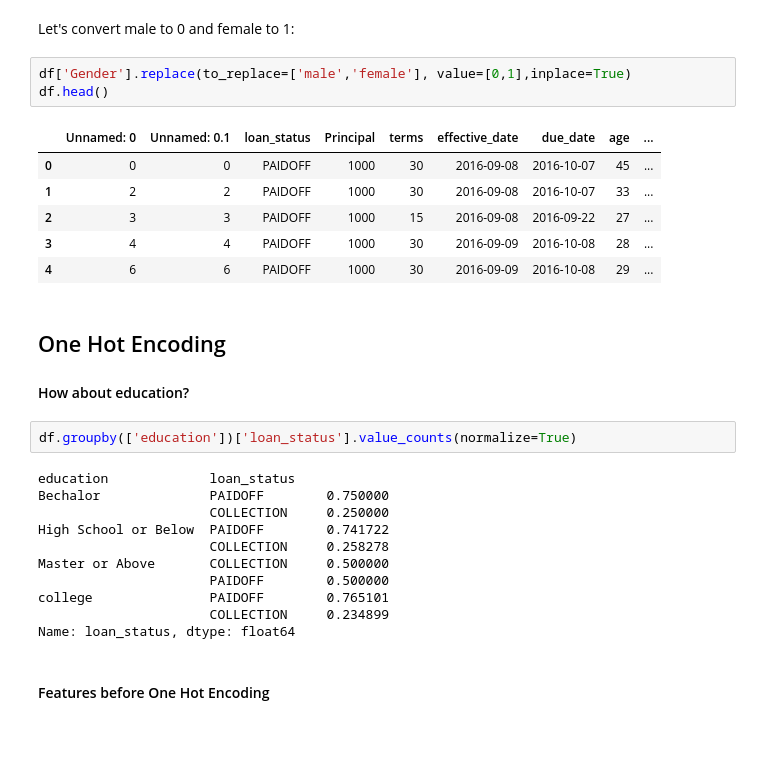
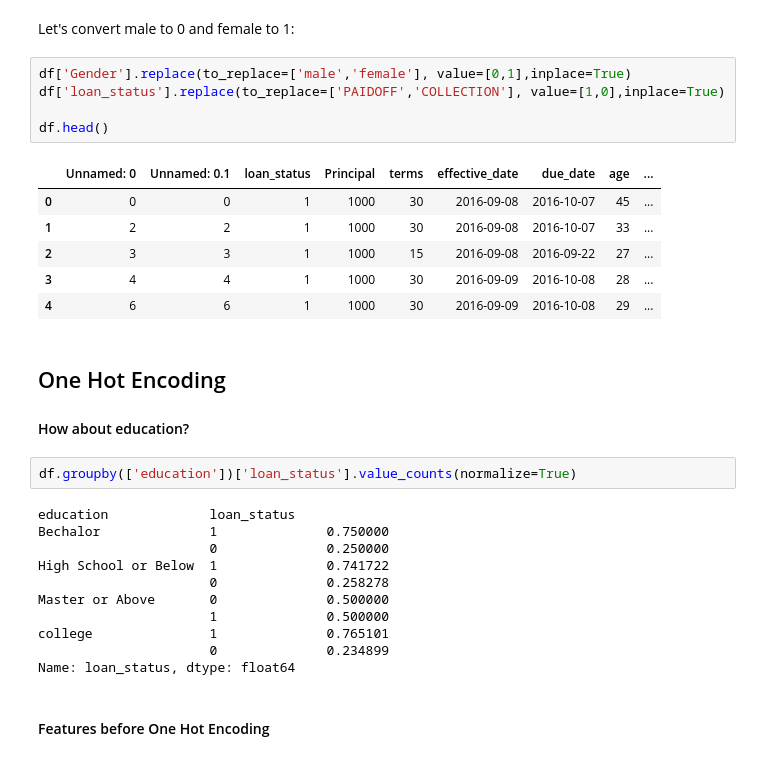
Before and after one commit to RaminStrider/IBM, a Jupyter notebook: ML0101EN-Proj-Loan-py-v1.ipynb, the cells around one changed output. Cells and saved outputs as stored; diff of their text form.

```diff
--- a/ML0101EN-Proj-Loan-py-v1.ipynb
+++ b/ML0101EN-Proj-Loan-py-v1.ipynb
@@ -183,14 +185,16 @@ Name: loan_status, dtype: float64
 Let's convert male to 0 and female to 1:
 # %%
 df['Gender'].replace(to_replace=['male','female'], value=[0,1],inplace=True)
+df['loan_status'].replace(to_replace=['PAIDOFF','COLLECTION'], value=[1,0],inplace=True)
+
 df.head()
 # %% [output]
 |  | Unnamed: 0 | Unnamed: 0.1 | loan_status | Principal | terms | effective_date | due_date | age | ... |
-| 0 | 0 | 0 | PAIDOFF | 1000 | 30 | 2016-09-08 | 2016-10-07 | 45 | ... |
-| 1 | 2 | 2 | PAIDOFF | 1000 | 30 | 2016-09-08 | 2016-10-07 | 33 | ... |
-| 2 | 3 | 3 | PAIDOFF | 1000 | 15 | 2016-09-08 | 2016-09-22 | 27 | ... |
-| 3 | 4 | 4 | PAIDOFF | 1000 | 30 | 2016-09-09 | 2016-10-08 | 28 | ... |
-| 4 | 6 | 6 | PAIDOFF | 1000 | 30 | 2016-09-09 | 2016-10-08 | 29 | ... |
+| 0 | 0 | 0 | 1 | 1000 | 30 | 2016-09-08 | 2016-10-07 | 45 | ... |
+| 1 | 2 | 2 | 1 | 1000 | 30 | 2016-09-08 | 2016-10-07 | 33 | ... |
+| 2 | 3 | 3 | 1 | 1000 | 15 | 2016-09-08 | 2016-09-22 | 27 | ... |
+| 3 | 4 | 4 | 1 | 1000 | 30 | 2016-09-09 | 2016-10-08 | 28 | ... |
+| 4 | 6 | 6 | 1 | 1000 | 30 | 2016-09-09 | 2016-10-08 | 29 | ... |
 # %% [markdown]
 ## One Hot Encoding
 
@@ -199,14 +203,14 @@ df.head()
 df.groupby(['education'])['loan_status'].value_counts(normalize=True)
 # %% [output]
 education             loan_status
-Bechalor              PAIDOFF        0.750000
-                      COLLECTION     0.250000
-High School or Below  PAIDOFF        0.741722
-                      COLLECTION     0.258278
-Master or Above       COLLECTION     0.500000
-                      PAIDOFF        0.500000
-college               PAIDOFF        0.765101
-                      COLLECTION     0.234899
+Bechalor              1              0.750000
+                      0              0.250000
+High School or Below  1              0.741722
+                      0              0.258278
+Master or Above       0              0.500000
+                      1              0.500000
+college               1              0.765101
+                      0              0.234899
 Name: loan_status, dtype: float64
 # %% [markdown]
 #### Features before One Hot Encoding
```
Also changed, not shown: parts of 13 cells of this notebook.
